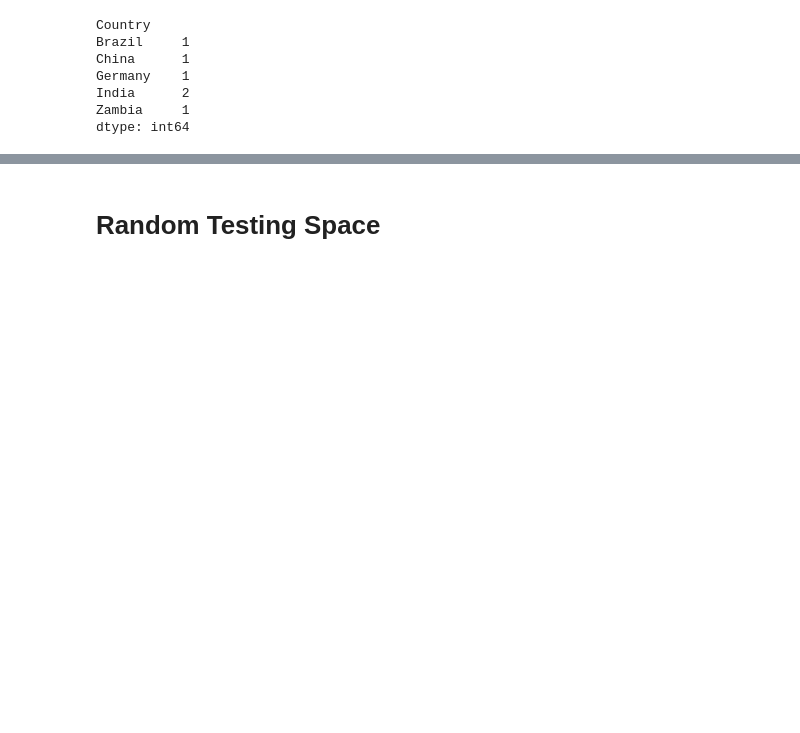
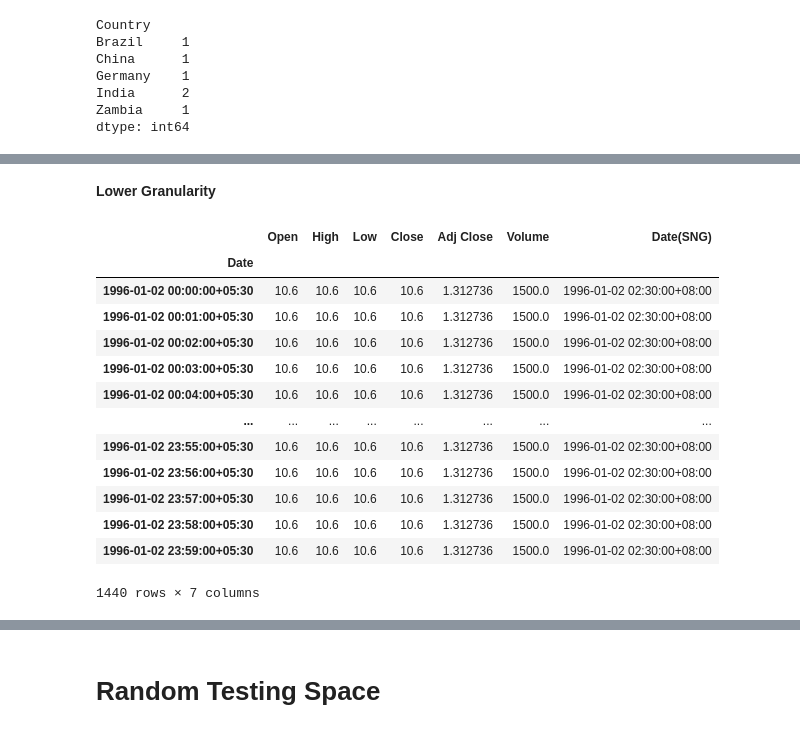
Before and after one commit to ag-ds-bubble/GIDS-2020-Time-Series-Forecasting-Workshop, a Jupyter notebook: Notebooks/Segment 1/02-Pandas Introduction.ipynb, the cells around one changed output, grey strips where cells are left out. Cells and saved outputs as stored; diff of their text form; code cells hidden in the pictures; blank space fills up the shorter version.

```diff
--- a/Notebooks/Segment 1/02-Pandas Introduction.ipynb
+++ b/Notebooks/Segment 1/02-Pandas Introduction.ipynb
@@ -26,6 +28,13 @@ pd.__version__
 ?pd
 # %% [markdown]
 # Paths & Variable Initialisations
+# %%
+root_path = '../../'
+raw_datapath = root_path+'Raw Data/'
+prepared_datapath = root_path+'Prepared Data/'
+
+britannia_datapath = raw_datapath+'BRITANNIA.NS.csv'
+mpc61_datapath = raw_datapath+'MPC61.txt'
 # %% [markdown]
 # Pandas DataStructures
 
@@ -341,0 +355,5 @@ dtype: int64
+# %%
+britannia_data = pd.read_csv(britannia_datapath,
+                             index_col=0,
+                             parse_dates=True)
+britannia_data.head()
@@ -341,0 +1055,4 @@ dtype: int64
+# %%
+britannia_data.index = britannia_data.index.tz_localize('Asia/Calcutta')
+print(britannia_data.index)
+britannia_data.head()
@@ -341,0 +1079,3 @@ dtype: int64
+# %%
+britannia_data['Date(SNG)'] = britannia_data.index.tz_convert('Asia/Singapore')
+britannia_data.head()
@@ -341,0 +1106,19 @@ dtype: int64
+# %% [markdown]
+<b>Lower Granularity</b>
+# %%
+britannia_data.asfreq('1min', how='start', method='ffill')['1996-01-02']
+# %% [output]
+|  | Open | High | Low | Close | Adj Close | Volume | Date(SNG) |
+| Date |  |  |  |  |  |  |  |
+| 1996-01-02 00:00:00+05:30 | 10.6 | 10.6 | 10.6 | 10.6 | 1.312736 | 1500.0 | 1996-01-02 02:30:00+08:00 |
+| 1996-01-02 00:01:00+05:30 | 10.6 | 10.6 | 10.6 | 10.6 | 1.312736 | 1500.0 | 1996-01-02 02:30:00+08:00 |
+| 1996-01-02 00:02:00+05:30 | 10.6 | 10.6 | 10.6 | 10.6 | 1.312736 | 1500.0 | 1996-01-02 02:30:00+08:00 |
+| 1996-01-02 00:03:00+05:30 | 10.6 | 10.6 | 10.6 | 10.6 | 1.312736 | 1500.0 | 1996-01-02 02:30:00+08:00 |
+| 1996-01-02 00:04:00+05:30 | 10.6 | 10.6 | 10.6 | 10.6 | 1.312736 | 1500.0 | 1996-01-02 02:30:00+08:00 |
+| ... | ... | ... | ... | ... | ... | ... | ... |
+| 1996-01-02 23:55:00+05:30 | 10.6 | 10.6 | 10.6 | 10.6 | 1.312736 | 1500.0 | 1996-01-02 02:30:00+08:00 |
+| 1996-01-02 23:56:00+05:30 | 10.6 | 10.6 | 10.6 | 10.6 | 1.312736 | 1500.0 | 1996-01-02 02:30:00+08:00 |
+| 1996-01-02 23:57:00+05:30 | 10.6 | 10.6 | 10.6 | 10.6 | 1.312736 | 1500.0 | 1996-01-02 02:30:00+08:00 |
+| 1996-01-02 23:58:00+05:30 | 10.6 | 10.6 | 10.6 | 10.6 | 1.312736 | 1500.0 | 1996-01-02 02:30:00+08:00 |
+| 1996-01-02 23:59:00+05:30 | 10.6 | 10.6 | 10.6 | 10.6 | 1.312736 | 1500.0 | 1996-01-02 02:30:00+08:00 |
+1440 rows × 7 columns
```
Also changed, not shown: parts of 80 cells of this notebook, 9 other files.
